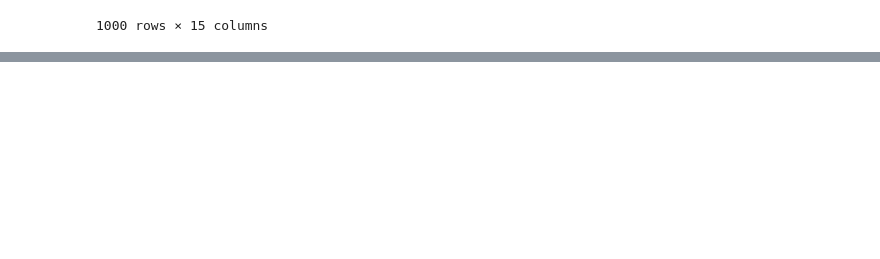
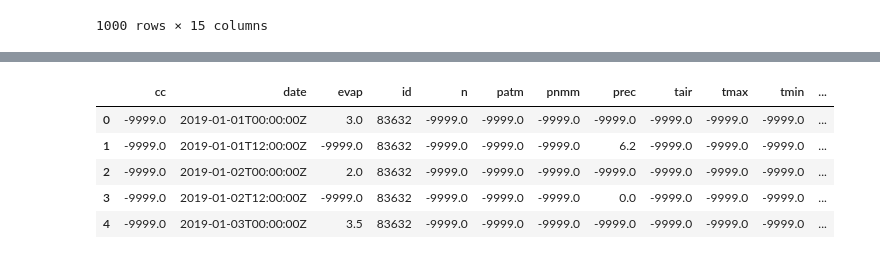
Before and after one commit to andrefellipe/ccd, a Jupyter notebook: baseline.ipynb, the cells around one changed output, grey strips where cells are left out. Saved outputs shown, nothing was run; the diff lists cells and outputs as text; code cells hidden in the pictures; blank space fills up the shorter version.

```diff
--- a/baseline.ipynb
+++ b/baseline.ipynb
@@ -51,11 +51,11 @@ for filename in os.listdir(directory):
     else:
         continue
 # %%
-id_2019 = pd.DataFrame()
+df_2019 = pd.DataFrame()
 for file in files:
-    id_aux = pd.read_csv(directory+'/'+file, delimiter=',')
-    id_2019 = pd.concat([id_aux, id_2019], sort=True)
-id_2019 = pd.unique(id_2019['id'])
+    df_aux = pd.read_csv(directory+'/'+file, delimiter=',')
+    df_2019 = pd.concat([df_aux, df_2019], sort=True)
+id_2019 = pd.unique(df_2019['id'])
 id_2019
 # %% [output]
 array([83632, 82588, 82992, 82983, 82676, 82191, 82659, 83557, 83377,
@@ -184,0 +192,10 @@ df.size
+# %%
+df_2019 = df_2019.drop(['request_status'],axis=1)
+df_2019.head()
+# %% [output]
+|  | cc | date | evap | id | n | patm | pnmm | prec | tair | tmax | tmin | ... |
+| 0 | -9999.0 | 2019-01-01T00:00:00Z | 3.0 | 83632 | -9999.0 | -9999.0 | -9999.0 | -9999.0 | -9999.0 | -9999.0 | -9999.0 | ... |
+| 1 | -9999.0 | 2019-01-01T12:00:00Z | -9999.0 | 83632 | -9999.0 | -9999.0 | -9999.0 | 6.2 | -9999.0 | -9999.0 | -9999.0 | ... |
+| 2 | -9999.0 | 2019-01-02T00:00:00Z | 2.0 | 83632 | -9999.0 | -9999.0 | -9999.0 | -9999.0 | -9999.0 | -9999.0 | -9999.0 | ... |
+| 3 | -9999.0 | 2019-01-02T12:00:00Z | -9999.0 | 83632 | -9999.0 | -9999.0 | -9999.0 | 0.0 | -9999.0 | -9999.0 | -9999.0 | ... |
+| 4 | -9999.0 | 2019-01-03T00:00:00Z | 3.5 | 83632 | -9999.0 | -9999.0 | -9999.0 | -9999.0 | -9999.0 | -9999.0 | -9999.0 | ... |
```
Also changed, not shown: parts of 16 cells of this notebook.
